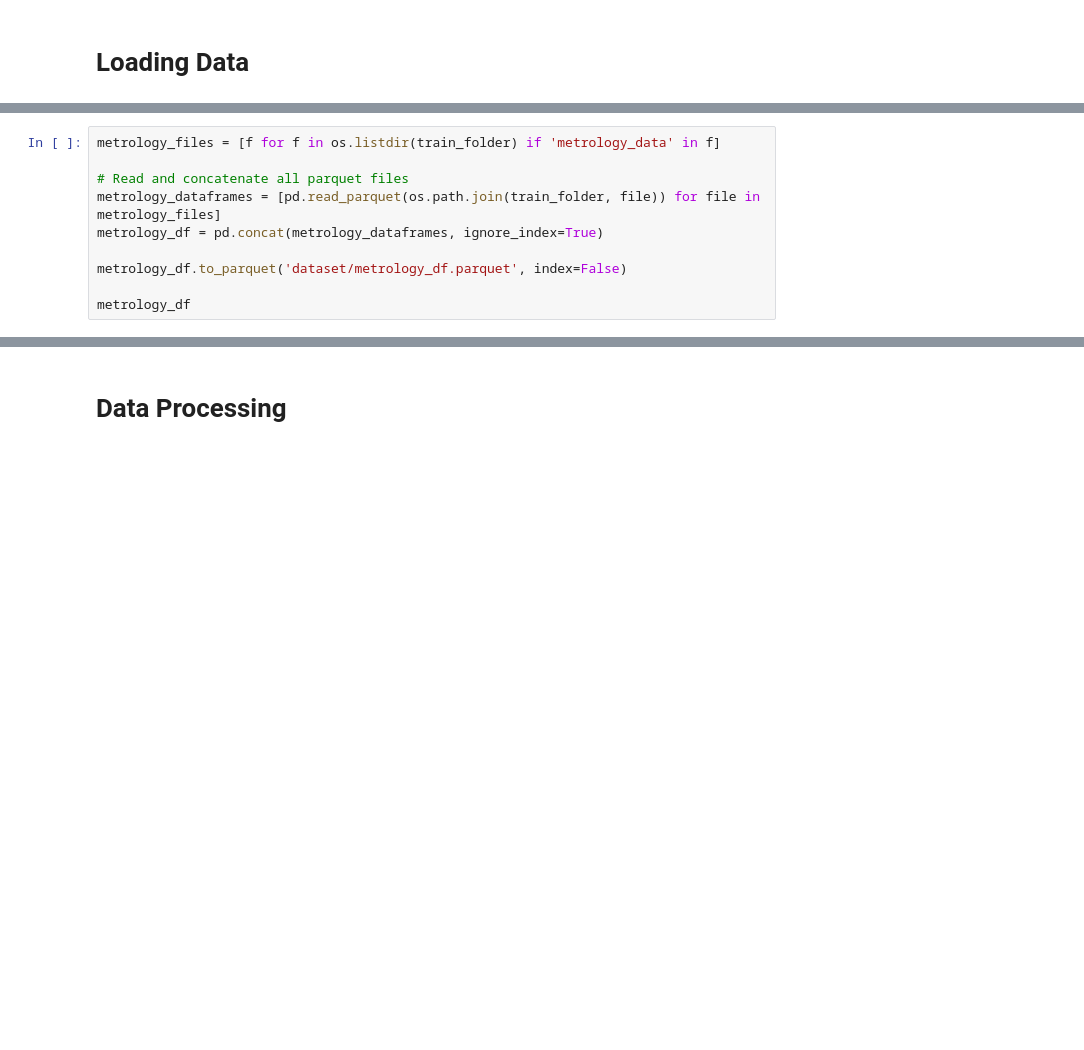
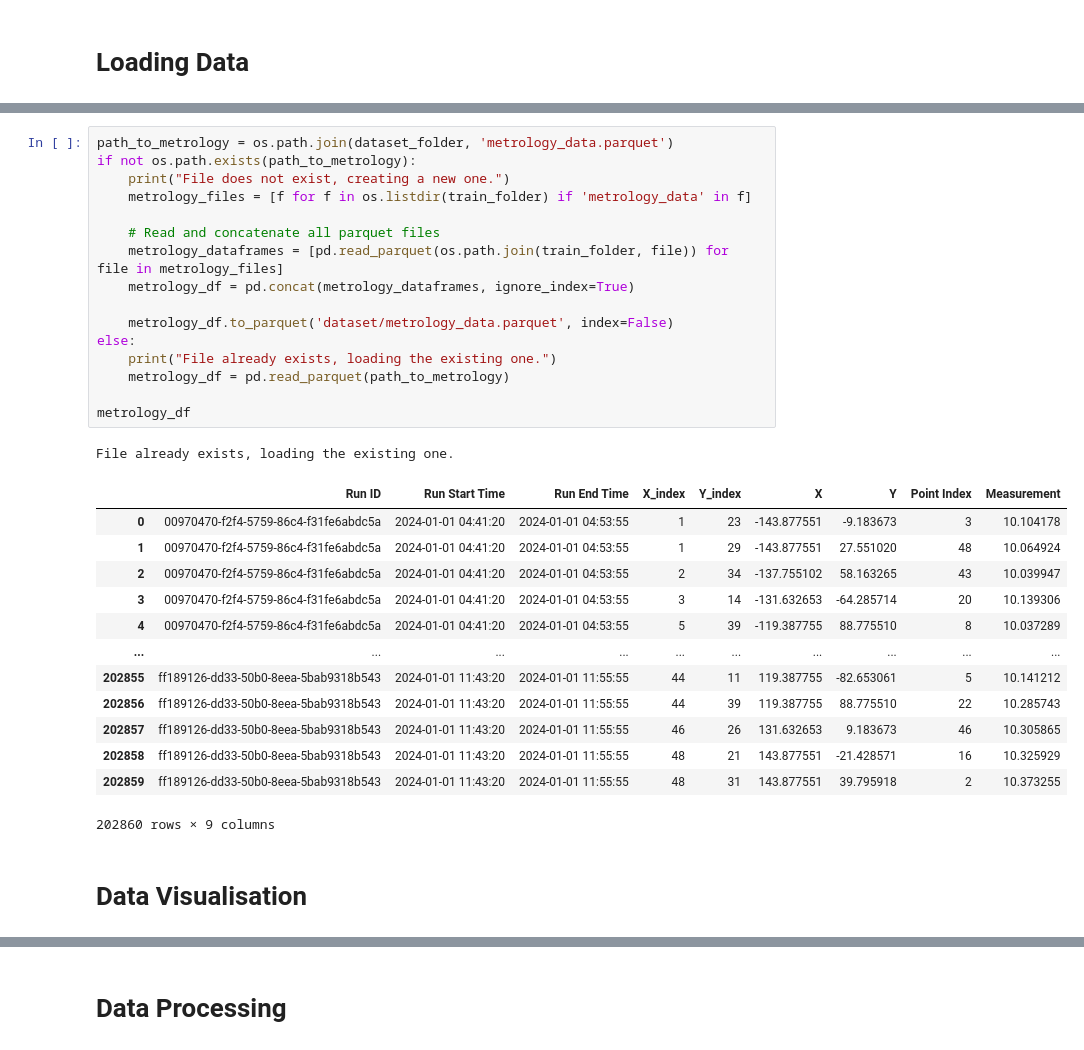
Before and after one commit to alvinnnnnnnnnn/Micron-AI-Challenge, a Jupyter notebook: final.ipynb, the cells around one changed output, grey strips where cells are left out. Drawn from its saved outputs; the diff is of its cells as text; blank space fills up the shorter version.

```diff
--- a/final.ipynb
+++ b/final.ipynb
@@ -66,10 +112,33 @@ run_df
 # %%
-metrology_files = [f for f in os.listdir(train_folder) if 'metrology_data' in f]
+path_to_metrology = os.path.join(dataset_folder, 'metrology_data.parquet')
+if not os.path.exists(path_to_metrology):
+    print("File does not exist, creating a new one.")
+    metrology_files = [f for f in os.listdir(train_folder) if 'metrology_data' in f]
 
-# Read and concatenate all parquet files
-metrology_dataframes = [pd.read_parquet(os.path.join(train_folder, file)) for file in metrology_files]
-metrology_df = pd.concat(metrology_dataframes, ignore_index=True)
+    # Read and concatenate all parquet files
+    metrology_dataframes = [pd.read_parquet(os.path.join(train_folder, file)) for file in metrology_files]
+    metrology_df = pd.concat(metrology_dataframes, ignore_index=True)
 
-metrology_df.to_parquet('dataset/metrology_df.parquet', index=False)
+    metrology_df.to_parquet('dataset/metrology_data.parquet', index=False)
+else:
+    print("File already exists, loading the existing one.")
+    metrology_df = pd.read_parquet(path_to_metrology)
 
 metrology_df
+# %% [output]
+File already exists, loading the existing one.
+|  | Run ID | Run Start Time | Run End Time | X_index | Y_index | X | Y | Point Index | Measurement |
+| 0 | 00970470-f2f4-5759-86c4-f31fe6abdc5a | 2024-01-01 04:41:20 | 2024-01-01 04:53:55 | 1 | 23 | -143.877551 | -9.183673 | 3 | 10.104178 |
+| 1 | 00970470-f2f4-5759-86c4-f31fe6abdc5a | 2024-01-01 04:41:20 | 2024-01-01 04:53:55 | 1 | 29 | -143.877551 | 27.551020 | 48 | 10.064924 |
+| 2 | 00970470-f2f4-5759-86c4-f31fe6abdc5a | 2024-01-01 04:41:20 | 2024-01-01 04:53:55 | 2 | 34 | -137.755102 | 58.163265 | 43 | 10.039947 |
+| 3 | 00970470-f2f4-5759-86c4-f31fe6abdc5a | 2024-01-01 04:41:20 | 2024-01-01 04:53:55 | 3 | 14 | -131.632653 | -64.285714 | 20 | 10.139306 |
+| 4 | 00970470-f2f4-5759-86c4-f31fe6abdc5a | 2024-01-01 04:41:20 | 2024-01-01 04:53:55 | 5 | 39 | -119.387755 | 88.775510 | 8 | 10.037289 |
+| ... | ... | ... | ... | ... | ... | ... | ... | ... | ... |
+| 202855 | ff189126-dd33-50b0-8eea-5bab9318b543 | 2024-01-01 11:43:20 | 2024-01-01 11:55:55 | 44 | 11 | 119.387755 | -82.653061 | 5 | 10.141212 |
+| 202856 | ff189126-dd33-50b0-8eea-5bab9318b543 | 2024-01-01 11:43:20 | 2024-01-01 11:55:55 | 44 | 39 | 119.387755 | 88.775510 | 22 | 10.285743 |
+| 202857 | ff189126-dd33-50b0-8eea-5bab9318b543 | 2024-01-01 11:43:20 | 2024-01-01 11:55:55 | 46 | 26 | 131.632653 | 9.183673 | 46 | 10.305865 |
+| 202858 | ff189126-dd33-50b0-8eea-5bab9318b543 | 2024-01-01 11:43:20 | 2024-01-01 11:55:55 | 48 | 21 | 143.877551 | -21.428571 | 16 | 10.325929 |
+| 202859 | ff189126-dd33-50b0-8eea-5bab9318b543 | 2024-01-01 11:43:20 | 2024-01-01 11:55:55 | 48 | 31 | 143.877551 | 39.795918 | 2 | 10.373255 |
+202860 rows × 9 columns
+# %% [markdown]
+# Data Visualisation
```
Also changed, not shown: parts of 18 cells of this notebook.
